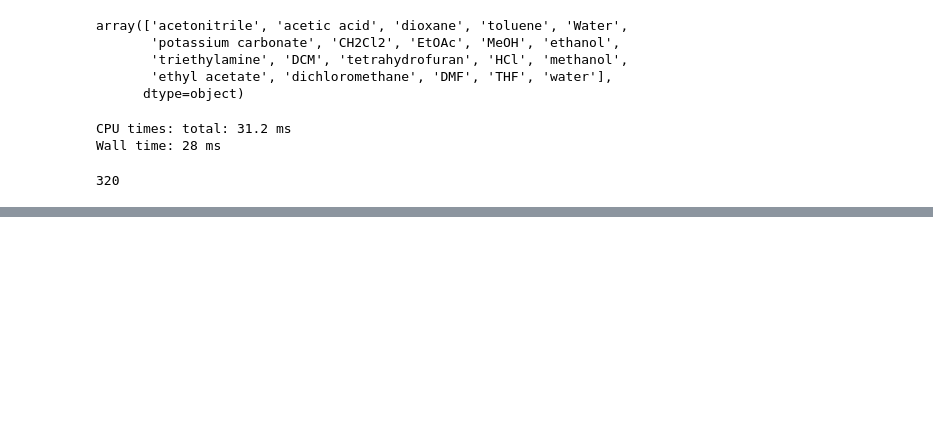
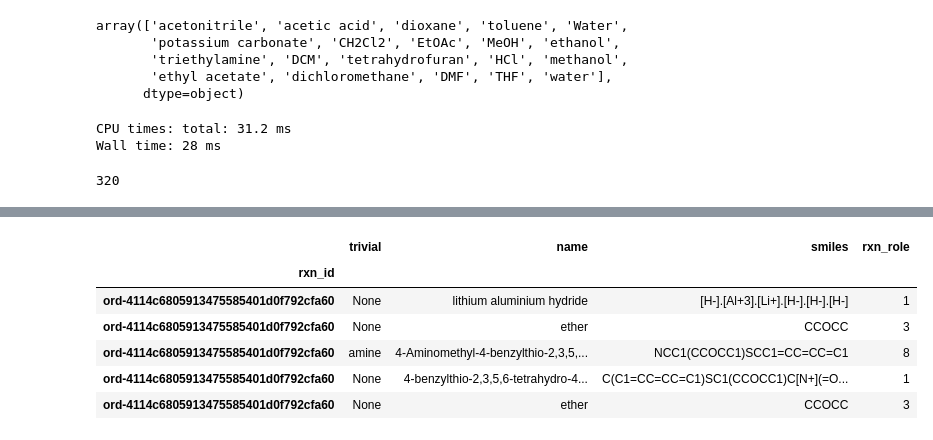
Before and after one commit to alkorolyov/selvita, a Jupyter notebook: 02_uspto_to_numpy.ipynb, the cells around one changed output, grey strips where cells are left out. Saved outputs shown, nothing was run; the diff lists cells and outputs as text; code cells hidden in the pictures; blank space fills up the shorter version.

Commit message:
Numpy compounds array product role fix

```diff
--- a/02_uspto_to_numpy.ipynb
+++ b/02_uspto_to_numpy.ipynb
@@ -339,0 +459,3 @@ Wall time: 28 ms
+# %%
+%%time
+cmpd_np = np.load(f'{ORD_PATH}/cmpd_np.npy', allow_pickle=True)
@@ -339,0 +465,7 @@ Wall time: 28 ms
+# %%
+%%time
+df = pd.DataFrame(cmpd_np, columns=['trivial', 'name', 'smiles', 'rxn_role', 'rxn_id'])
+# df['rxn_role'] = df['rxn_role'].astype("category")
+df.set_index('rxn_id', inplace=True)
+df.sort_index(inplace=True)
+df.info()
@@ -339,0 +486,3 @@ Wall time: 28 ms
+# %%
+%%time
+uniq_rxns = df.index.unique()
@@ -339,0 +494,4 @@ Wall time: 28 ms
+# %%
+%%time
+df.loc[random.choice(uniq_rxns)]
+# %% [output]
@@ -339,0 +500,7 @@ Wall time: 28 ms
+|  | trivial | name | smiles | rxn_role |
+| rxn_id |  |  |  |  |
+| ord-4114c6805913475585401d0f792cfa60 | None | lithium aluminium hydride | [H-].[Al+3].[Li+].[H-].[H-].[H-] | 1 |
+| ord-4114c6805913475585401d0f792cfa60 | None | ether | CCOCC | 3 |
+| ord-4114c6805913475585401d0f792cfa60 | amine | 4-Aminomethyl-4-benzylthio-2,3,5,... | NCC1(CCOCC1)SCC1=CC=CC=C1 | 8 |
+| ord-4114c6805913475585401d0f792cfa60 | None | 4-benzylthio-2,3,5,6-tetrahydro-4... | C(C1=CC=CC=C1)SC1(CCOCC1)C[N+](=O... | 1 |
+| ord-4114c6805913475585401d0f792cfa60 | None | ether | CCOCC | 3 |
```
Also changed, not shown: parts of 25 cells of this notebook, 1 other file.
